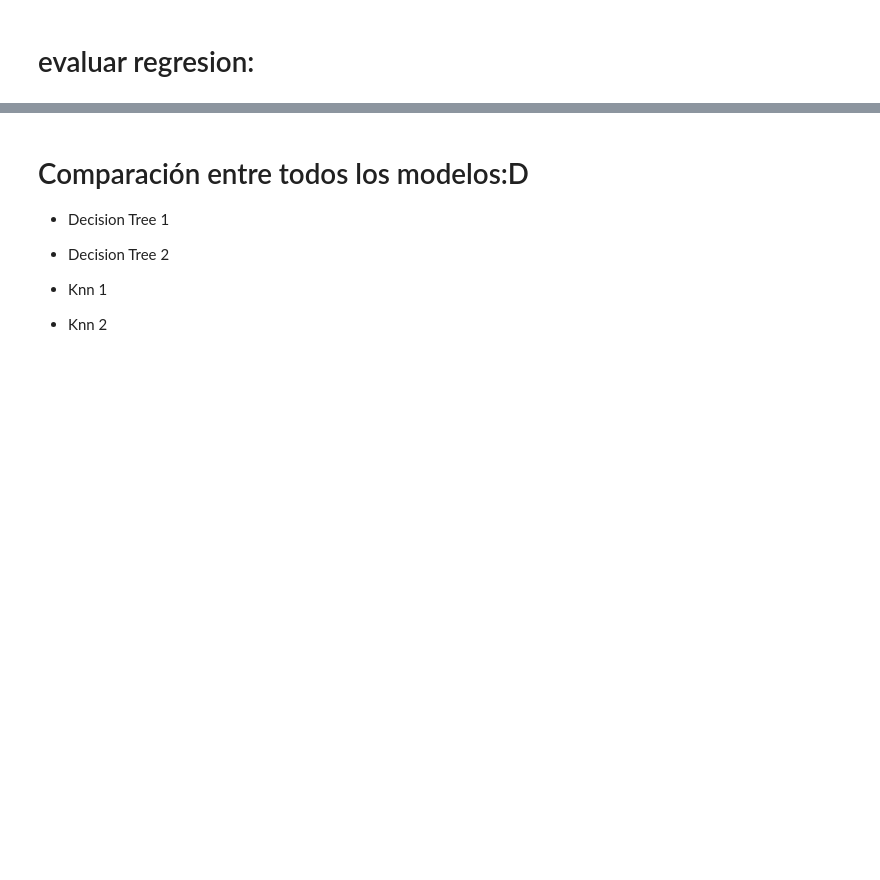
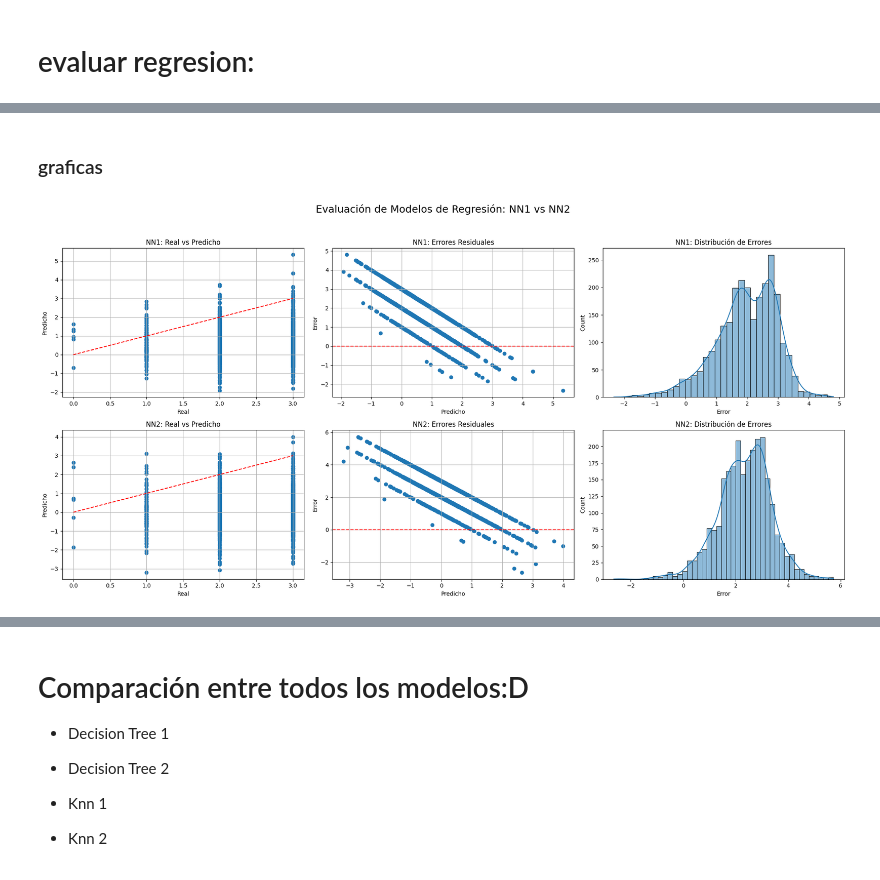
Before and after one commit to OlimpiaGarcia/Book_algorithm, a Jupyter notebook: Model_2.ipynb, the cells around one changed output, grey strips where cells are left out. Cells and saved outputs as stored; diff of their text form; code cells hidden in the pictures; blank space fills up the shorter version.

Commit message:
Add graphs to neural network

```diff
--- a/Model_2.ipynb
+++ b/Model_2.ipynb
@@ -547,0 +580,2 @@ R²: -20.91023826599121
+# %% [markdown]
+### graficas
@@ -547,0 +645,9 @@ R²: -20.91023826599121
+# %%
+graficas_modelos_regresion(
+    y_test,
+    y_pred_nn1.flatten(),
+    y1_test,
+    y_pred2_nn2.flatten()
+)
+# %% [output]
+[figure, added]
```
Also changed, not shown: parts of 18 cells of this notebook.
